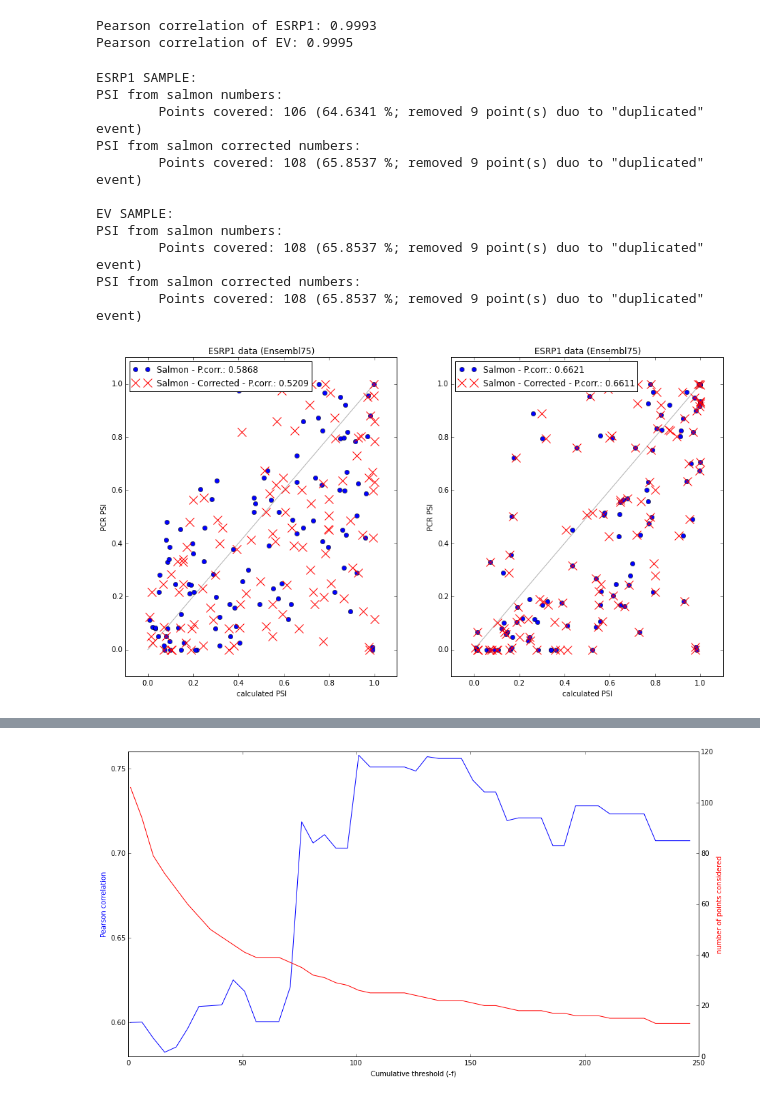
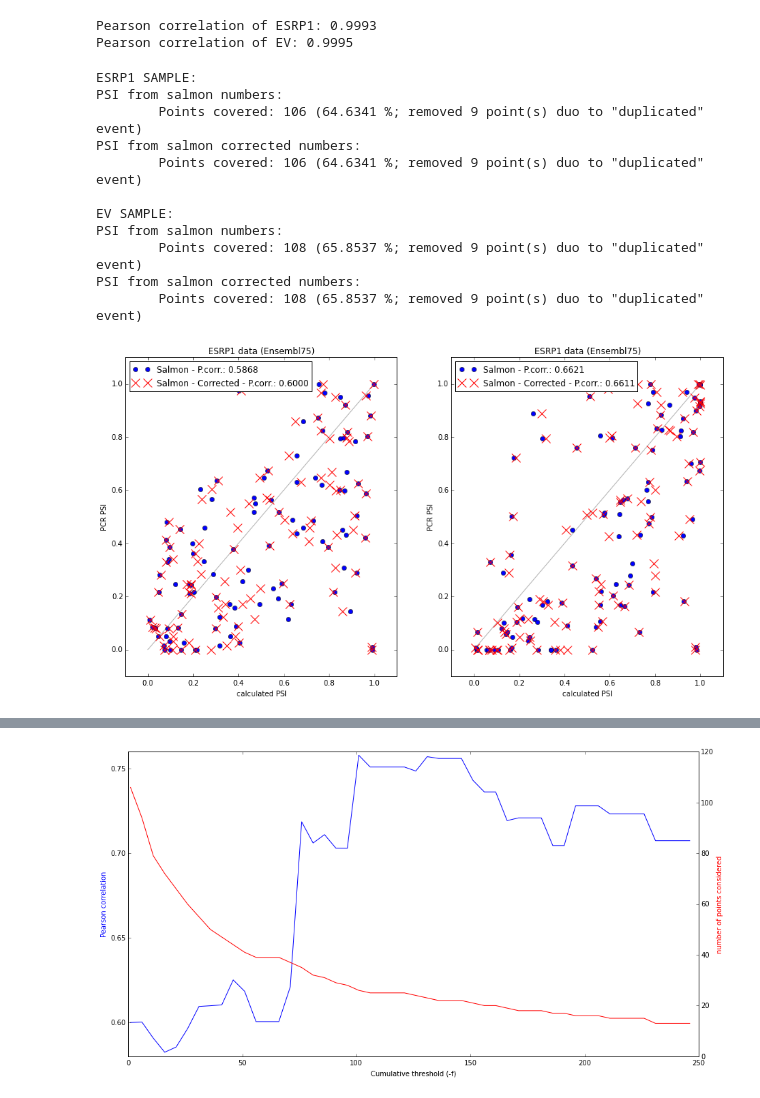
Before and after one commit to miha-skalic/suppa-tests, a Jupyter notebook: scripts/Suppa Ensembl Calculations.ipynb, the cells around one changed output, grey strips where cells are left out. Drawn from its saved outputs; the diff is of its cells as text; code cells hidden in the pictures.

```diff
--- a/scripts/Suppa Ensembl Calculations.ipynb
+++ b/scripts/Suppa Ensembl Calculations.ipynb
@@ -262,36 +262,36 @@ print('ESRP1 SAMPLE:')
 print('PSI from salmon numbers:')
 suppa1_events = load_se_events('../psi/ensembl75/salmon_ensembl75_SE_esrp1.psi')
 points1 = make_points_pairs(pcr_esrp1_events, suppa1_events)
 print('PSI from salmon corrected numbers:')
-suppa2_events = load_se_events('../psi/ensembl75/salmon_corrected_ensembl75_SE_ev.psi')
+suppa2_events = load_se_events('../psi/ensembl75/salmon_corrected_ensembl75_SE_esrp1.psi')
 points2 = make_points_pairs(pcr_esrp1_events, suppa2_events)
 print()
 
 print('EV SAMPLE:')
 print('PSI from salmon numbers:')
 suppa1_events = load_se_events('../psi/ensembl75/salmon_ensembl75_SE_ev.psi')
 points3 = make_points_pairs(pcr_ev_events, suppa1_events)
 print('PSI from salmon corrected numbers:')
 suppa2_events = load_se_events('../psi/ensembl75/salmon_corrected_ensembl75_SE_ev.psi')
 points4 = make_points_pairs(pcr_ev_events, suppa2_events)
 
 plot_corelation(axes, points1, points2, title='ESRP1 data (Ensembl75)',
                 sam1_lab='Salmon', sam2_lab='Salmon - Corrected')
 plot_corelation(axes2, points3, points4, title='ESRP1 data (Ensembl75)',
                 sam1_lab='Salmon', sam2_lab='Salmon - Corrected')
 # %% [output]
 ESRP1 SAMPLE:
 PSI from salmon numbers:
         Points covered: 106 (64.6341 %; removed 9 point(s) duo to "duplicated" event)
 PSI from salmon corrected numbers:
-        Points covered: 108 (65.8537 %; removed 9 point(s) duo to "duplicated" event)
+        Points covered: 106 (64.6341 %; removed 9 point(s) duo to "duplicated" event)
 
 EV SAMPLE:
 PSI from salmon numbers:
         Points covered: 108 (65.8537 %; removed 9 point(s) duo to "duplicated" event)
 PSI from salmon corrected numbers:
         Points covered: 108 (65.8537 %; removed 9 point(s) duo to "duplicated" event)
-[figure, old version]
+[figure, new version]
 # %%
 
 my_figure = pyplot.figure()
```
Also changed, not shown: parts of 3 cells of this notebook.
